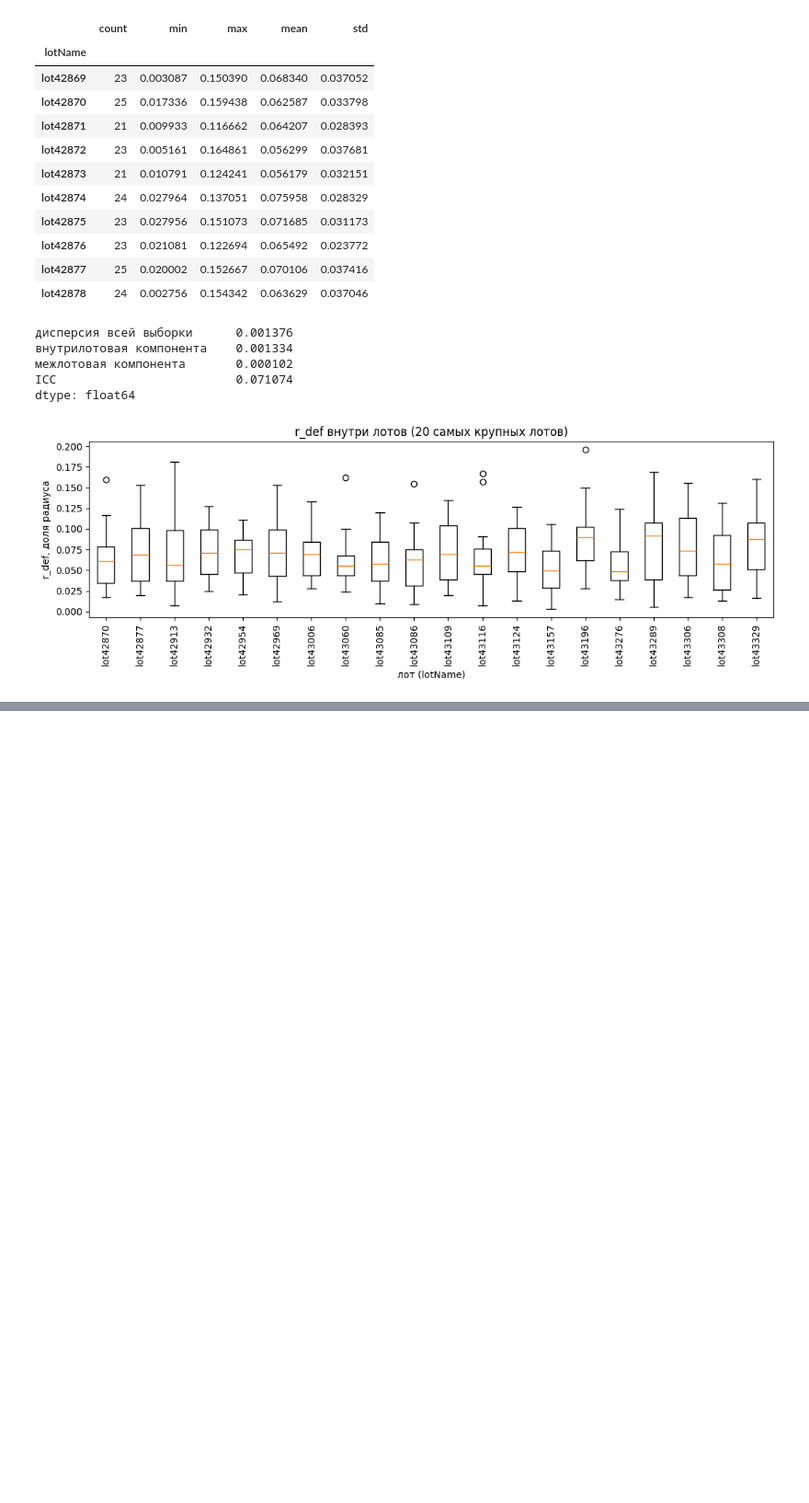
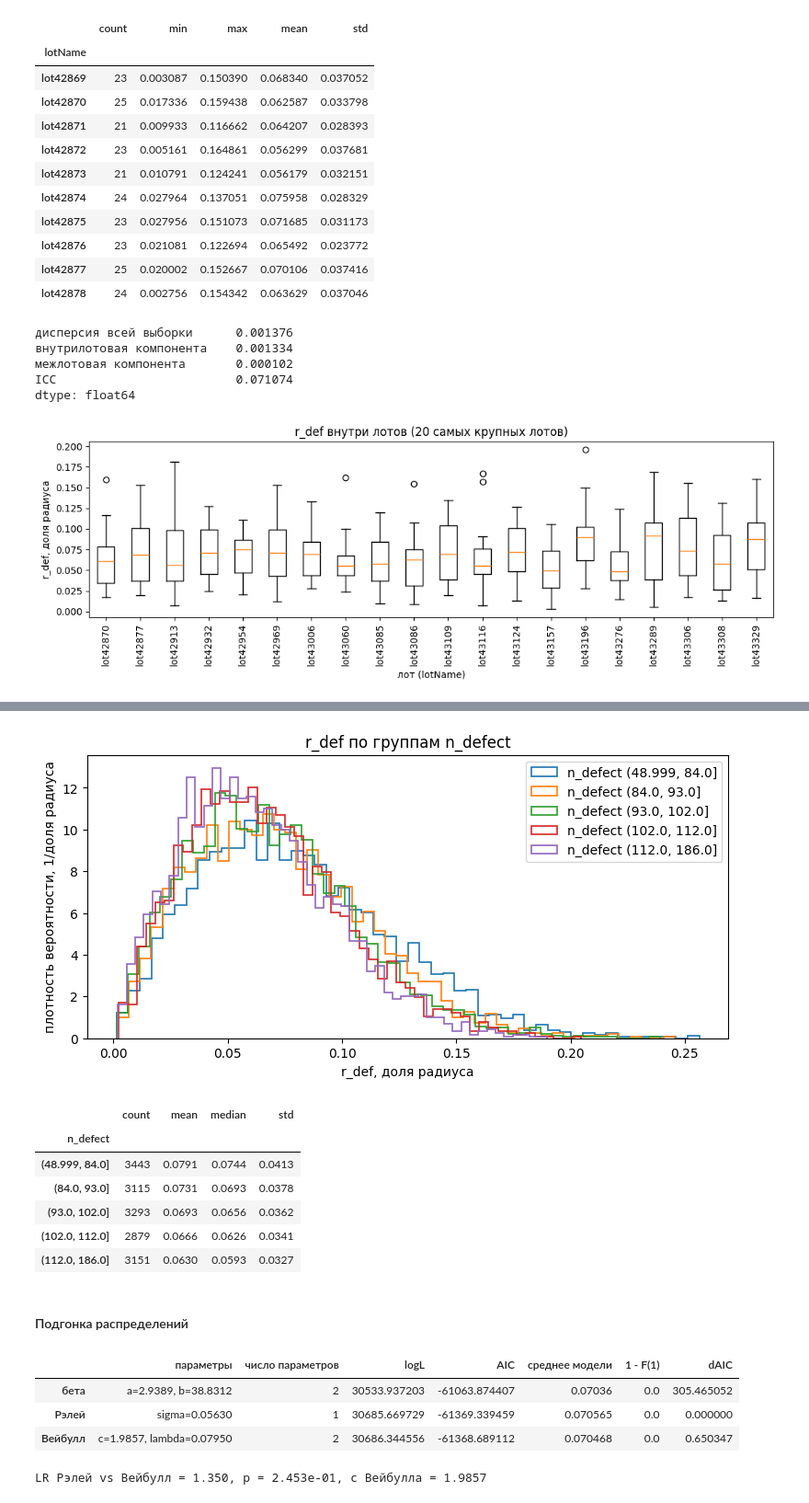
Before and after one commit to SanechkaTuoKe/APPSTAT-LABWORK, a Jupyter notebook: notebooks/rv03_r_def.ipynb, the cells around one changed output, grey strips where cells are left out. Shown at 92% size. Saved outputs shown, nothing was run; the diff lists cells and outputs as text; code cells hidden in the pictures; blank space fills up the shorter version.

```diff
--- a/notebooks/rv03_r_def.ipynb
+++ b/notebooks/rv03_r_def.ipynb
@@ -98,0 +136,59 @@ plt.show()
+# %%
+# режимы по числу дефектов: случаев n_defect = 1 нет, группы по квинтилям n_defect
+k_grp = pd.qcut(df.loc[x.index, "n_defect"], 5)
+fig, ax = plt.subplots(figsize=(9, 4))
+for grp, s in x.groupby(k_grp, observed=True):
+    ax.hist(s, bins=50, density=True, histtype="step", lw=1.2, label=f"n_defect {grp}")
+ax.set_xlabel("r_def, доля радиуса")
+ax.set_ylabel("плотность вероятности, 1/доля радиуса")
+ax.set_title("r_def по группам n_defect")
+ax.legend()
+plt.show()
+x.groupby(k_grp, observed=True).agg(["count", "mean", "median", "std"]).round(4)
+# %% [output]
+[figure, added]
+|  | count | mean | median | std |
+| n_defect |  |  |  |  |
+| (48.999, 84.0] | 3443 | 0.0791 | 0.0744 | 0.0413 |
+| (84.0, 93.0] | 3115 | 0.0731 | 0.0693 | 0.0378 |
+| (93.0, 102.0] | 3293 | 0.0693 | 0.0656 | 0.0362 |
+| (102.0, 112.0] | 2879 | 0.0666 | 0.0626 | 0.0341 |
+| (112.0, 186.0] | 3151 | 0.0630 | 0.0593 | 0.0327 |
+# %% [markdown]
+#### Подгонка распределений
+# %%
+xc = np.clip(xv, EPS, 1 - EPS)
+a_hat, b_hat, _, _ = stats.beta.fit(xc, floc=0, fscale=1)
+_, s_ray = stats.rayleigh.fit(xv, floc=0)
+c_wb, _, s_wb = stats.weibull_min.fit(xv, floc=0)
+
+fits = {
+    "бета": {"dist": stats.beta, "args": (a_hat, b_hat, 0, 1), "k": 2, "data": xc,
+             "params": f"a={a_hat:.4f}, b={b_hat:.4f}"},
+    "Рэлей": {"dist": stats.rayleigh, "args": (0, s_ray), "k": 1, "data": xv,
+              "params": f"sigma={s_ray:.5f}"},
+    "Вейбулл": {"dist": stats.weibull_min, "args": (c_wb, 0, s_wb), "k": 2, "data": xv,
+                "params": f"c={c_wb:.4f}, lambda={s_wb:.5f}"},
+}
+for f in fits.values():
+    f["ll"] = f["dist"].logpdf(f["data"], *f["args"]).sum()
+    f["frozen"] = f["dist"](*f["args"])
+
+fit_table = pd.DataFrame({name: {"параметры": f["params"], "число параметров": f["k"], "logL": f["ll"],
+                                 "AIC": 2 * f["k"] - 2 * f["ll"],
+                                 "среднее модели": f["frozen"].mean(), "1 - F(1)": f["frozen"].sf(1)}
+                          for name, f in fits.items()}).T
+fit_table["dAIC"] = fit_table["AIC"].astype(float) - fit_table["AIC"].astype(float).min()
+fit_table
+# %% [output]
+|  | параметры | число параметров | logL | AIC | среднее модели | 1 - F(1) | dAIC |
+| бета | a=2.9389, b=38.8312 | 2 | 30533.937203 | -61063.874407 | 0.07036 | 0.0 | 305.465052 |
+| Рэлей | sigma=0.05630 | 1 | 30685.669729 | -61369.339459 | 0.070565 | 0.0 | 0.000000 |
+| Вейбулл | c=1.9857, lambda=0.07950 | 2 | 30686.344556 | -61368.689112 | 0.070468 | 0.0 | 0.650347 |
+# %%
+# LR-тест: Рэлей (c = 2) вложен в Вейбулл
+lr_rw = 2 * (fits["Вейбулл"]["ll"] - fits["Рэлей"]["ll"])
+p_rw = stats.chi2.sf(lr_rw, df=1)
+print(f"LR Рэлей vs Вейбулл = {lr_rw:.3f}, p = {p_rw:.3e}, c Вейбулла = {c_wb:.4f}")
+# %% [output]
+LR Рэлей vs Вейбулл = 1.350, p = 2.453e-01, c Вейбулла = 1.9857
```
Also changed, not shown: parts of 11 cells of this notebook.
